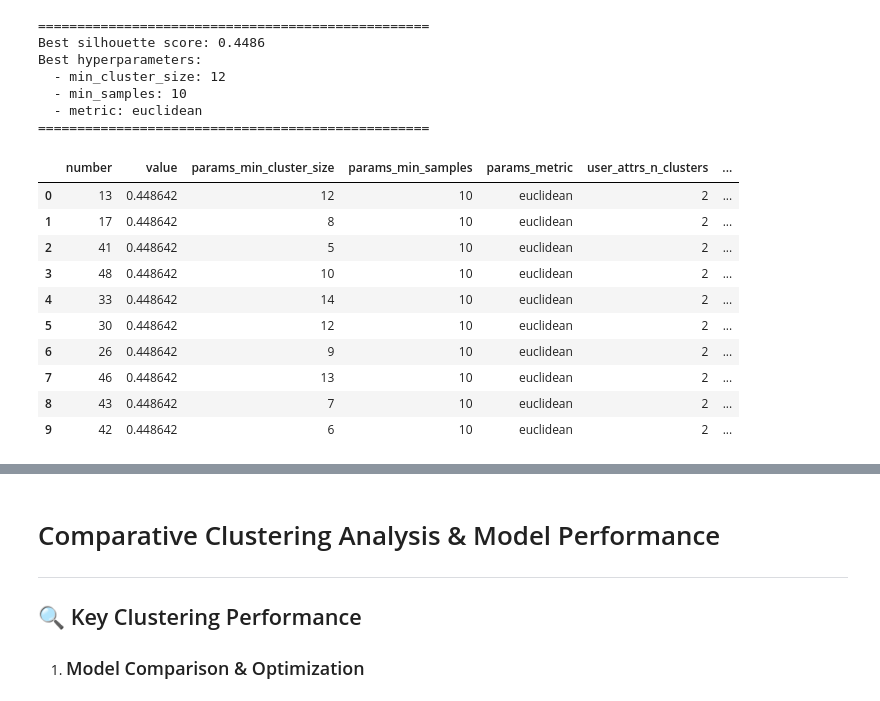
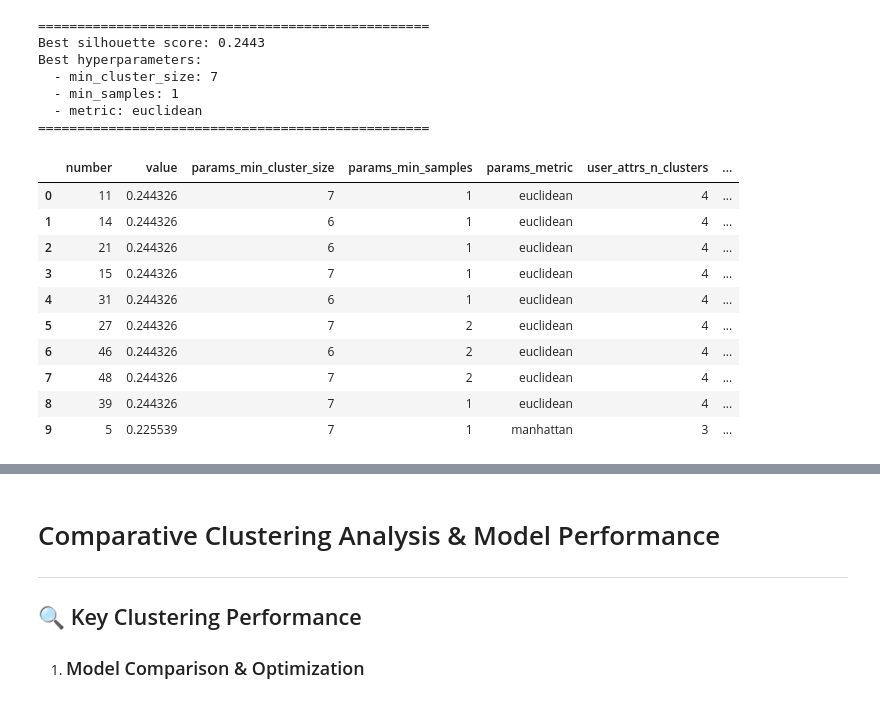
Before and after one commit to Chumus2/Wikipedia-Country-Statistics-2026-Clustering, a Jupyter notebook: ml/notebooks/MT.ipynb, the cells around one changed output, grey strips where cells are left out. Drawn from its saved outputs; the diff is of its cells as text; code cells hidden in the pictures.

```diff
--- a/ml/notebooks/MT.ipynb
+++ b/ml/notebooks/MT.ipynb
@@ -110,7 +118,6 @@ best_kmeans = KMeans(
     **study_kmeans.best_params,
     random_state=42
 )
-X_pca_df["kmeans_cluster"] = best_kmeans.fit_predict(X_pca_df)
 # %% [output]
 ==================================================
 Best silhouette score: 0.3878
@@ -216,6 +223,5 @@ df_dbscan_summary = df_dbscan_results[cols].sort_values(by="value", ascending=Fa
 display(df_dbscan_summary.head(10))
 
 best_dbscan = DBSCAN(**study_dbscan.best_params)
-X_pca_df["dbscan_cluster"] = best_dbscan.fit_predict(X_pca_df)
 # %% [output]
 ==================================================
@@ -299,47 +305,46 @@ study_hdbscan.optimize(
     objective_hdbscan,
     n_trials=50,
     show_progress_bar=True
 )
 
 print("=" * 50)
 print(f"Best silhouette score: {study_hdbscan.best_value:.4f}")
 print("Best hyperparameters:")
 for key, value in study_hdbscan.best_params.items():
   print(f"  - {key}: {value}")
 print("=" * 50)
 
 df_hdbscan_results = study_hdbscan.trials_dataframe()
 
 cols = [
     "number", "value", "params_min_cluster_size",
     "params_min_samples", "params_metric", "user_attrs_n_clusters",
     "user_attrs_noise_ratio", "user_attrs_davies_bouldin", "user_attrs_calinski_harabasz",
 ]
 
 df_hdbscan_summary = df_hdbscan_results[cols].sort_values(by="value", ascending=False).reset_index(drop=True)
 display(df_hdbscan_summary.head(10))
 
 best_hdbscan = HDBSCAN(**study_hdbscan.best_params)
-X_pca_df["hdbscan_cluster"] = best_hdbscan.fit_predict(X_pca_df)
 # %% [output]
 ==================================================
-Best silhouette score: 0.4486
+Best silhouette score: 0.2443
 Best hyperparameters:
-  - min_cluster_size: 12
-  - min_samples: 10
+  - min_cluster_size: 7
+  - min_samples: 1
   - metric: euclidean
 ==================================================
 |  | number | value | params_min_cluster_size | params_min_samples | params_metric | user_attrs_n_clusters | ... |
-| 0 | 13 | 0.448642 | 12 | 10 | euclidean | 2 | ... |
-| 1 | 17 | 0.448642 | 8 | 10 | euclidean | 2 | ... |
-| 2 | 41 | 0.448642 | 5 | 10 | euclidean | 2 | ... |
-| 3 | 48 | 0.448642 | 10 | 10 | euclidean | 2 | ... |
-| 4 | 33 | 0.448642 | 14 | 10 | euclidean | 2 | ... |
-| 5 | 30 | 0.448642 | 12 | 10 | euclidean | 2 | ... |
-| 6 | 26 | 0.448642 | 9 | 10 | euclidean | 2 | ... |
-| 7 | 46 | 0.448642 | 13 | 10 | euclidean | 2 | ... |
-| 8 | 43 | 0.448642 | 7 | 10 | euclidean | 2 | ... |
-| 9 | 42 | 0.448642 | 6 | 10 | euclidean | 2 | ... |
+| 0 | 11 | 0.244326 | 7 | 1 | euclidean | 4 | ... |
+| 1 | 14 | 0.244326 | 6 | 1 | euclidean | 4 | ... |
+| 2 | 21 | 0.244326 | 6 | 1 | euclidean | 4 | ... |
+| 3 | 15 | 0.244326 | 7 | 1 | euclidean | 4 | ... |
+| 4 | 31 | 0.244326 | 6 | 1 | euclidean | 4 | ... |
+| 5 | 27 | 0.244326 | 7 | 2 | euclidean | 4 | ... |
+| 6 | 46 | 0.244326 | 6 | 2 | euclidean | 4 | ... |
+| 7 | 48 | 0.244326 | 7 | 2 | euclidean | 4 | ... |
+| 8 | 39 | 0.244326 | 7 | 1 | euclidean | 4 | ... |
+| 9 | 5 | 0.225539 | 7 | 1 | manhattan | 3 | ... |
 # %%
 plt.figure(figsize=(12, 7))
 sns.scatterplot(
```
Also changed, not shown: parts of 7 cells of this notebook, 1 other file.
